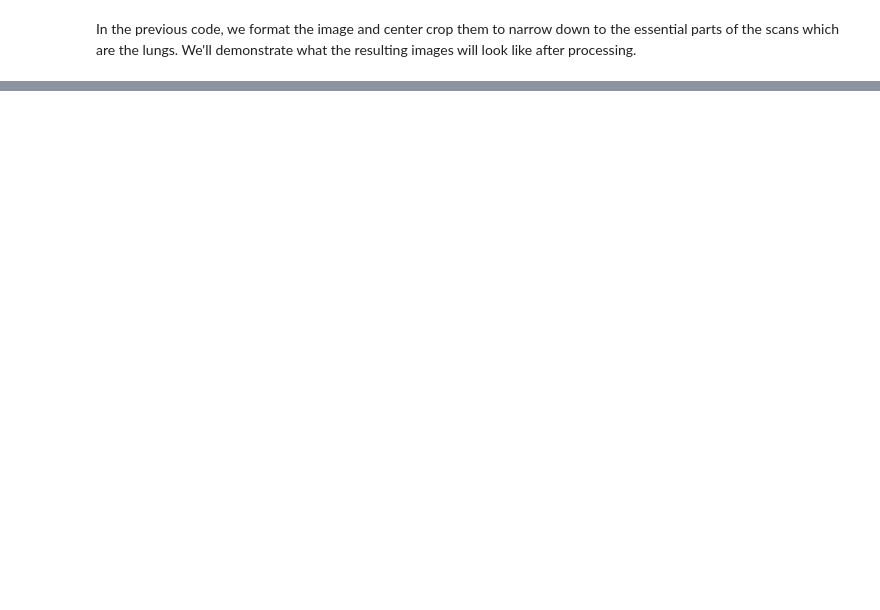
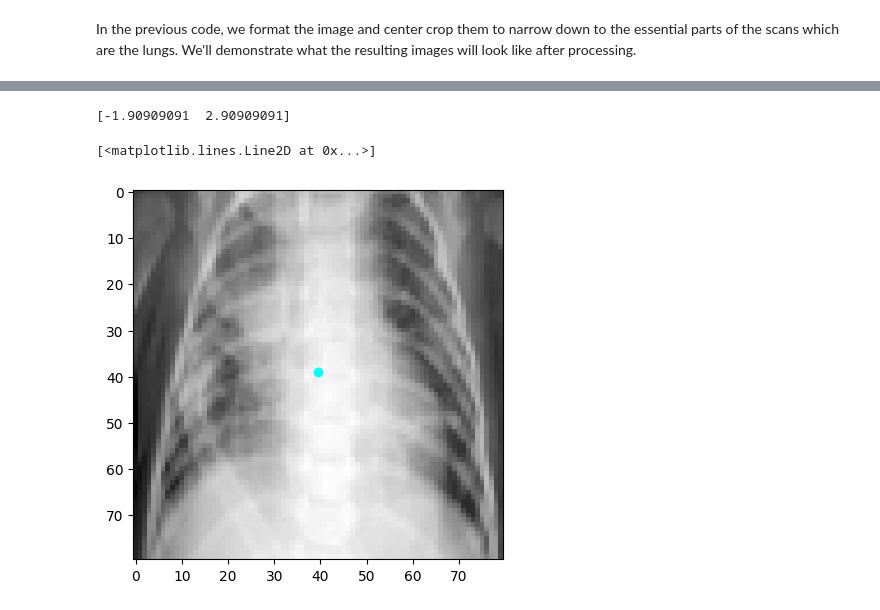
Before and after one commit to Az-r-ow/zoidberg, a Jupyter notebook: main.ipynb, the cells around one changed output, grey strips where cells are left out. Drawn from its saved outputs; the diff is of its cells as text; code cells hidden in the pictures; blank space fills up the shorter version.

Commit message:
WIP offset calculation

```diff
--- a/main.ipynb
+++ b/main.ipynb
@@ -302,0 +309,27 @@ display_images(examples, 2, 4)
+# %%
+from skimage.feature import corner_harris, corner_peaks
+
+def detect_landmarks(image):
+    corners = corner_peaks(corner_harris(image), min_distance=5)
+    return corners
+
+def calculate_offset(image, landmarks):
+    width, height = image.size
+    mean_landmarks = np.mean(landmarks, axis=0)
+    image_center = np.array([width / 2, height / 2])
+    return mean_landmarks - image_center
+
+coords = corner_peaks(corner_harris(examples[10]), min_distance=2)
+coords = np.mean(coords, axis=0)
+
+fig, ax = plt.subplots()
+ax.imshow(examples[10], cmap=plt.cm.gray)
+ax.plot(
+    coords[0], coords[1], color='cyan', marker='o', linestyle='None', markersize=6
+)
+
+# print(np.mean(coord, axis=0))
+# %% [output]
+[-1.90909091  2.90909091]
+[<matplotlib.lines.Line2D at 0x...>]
+[figure, added]
```
Also changed, not shown: parts of 10 cells of this notebook, 2 other files.
